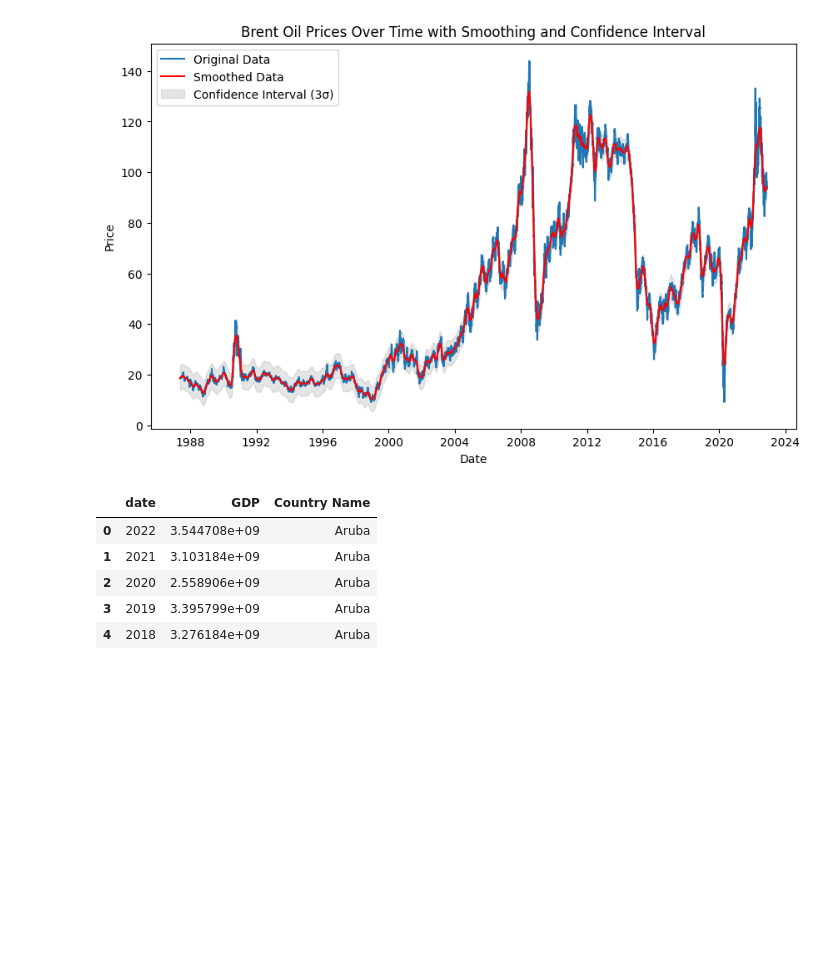
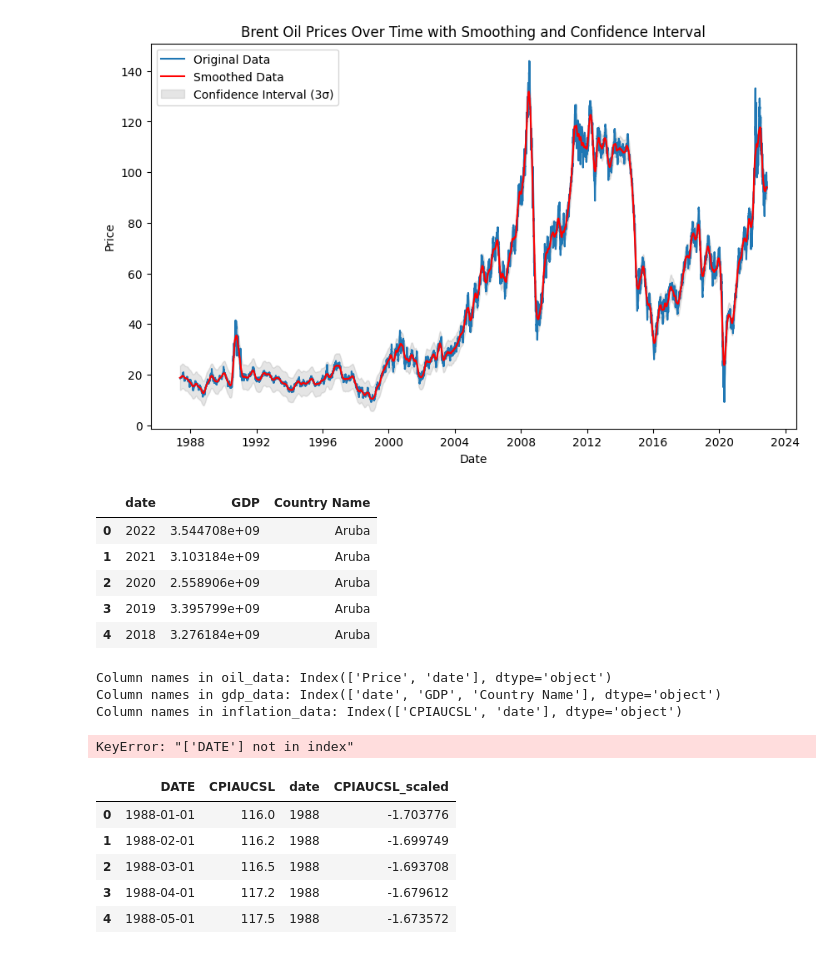
Before and after one commit to Yaadee/Oil_data_analysis, a Jupyter notebook: Notebook/exploratory_analysis.ipynb, the cells around one changed output. Saved outputs shown, nothing was run; the diff lists cells and outputs as text; code cells hidden in the pictures; blank space fills up the shorter version.

Commit message:
effect of inflation and GDP

```diff
--- a/Notebook/exploratory_analysis.ipynb
+++ b/Notebook/exploratory_analysis.ipynb
@@ -74,3 +74,41 @@ df.head()
 | 2 | 2020 | 2.558906e+09 | Aruba |
 | 3 | 2019 | 3.395799e+09 | Aruba |
 | 4 | 2018 | 3.276184e+09 | Aruba |
+# %%
+import pandas as pd
+
+# Read preprocessed data
+oil_data = pd.read_csv("../Inputs/data/processed_data/preprocessed_oil_data.csv")
+gdp_data = pd.read_csv("../Inputs/data/processed_data/preprocessed_gdp_data.csv")
+inflation_data = pd.read_csv("../Inputs/data/processed_data/preprocessed_inflation_data.csv")
+
+# Check column names and data
+print("Column names in oil_data:", oil_data.columns)
+print("Column names in gdp_data:", gdp_data.columns)
+print("Column names in inflation_data:", inflation_data.columns)
+
+# Merge datasets on 'date'
+merged_data = pd.merge(oil_data, gdp_data[['date', 'GDP']], on='date', how='inner')
+merged_data = pd.merge(merged_data, inflation_data[['DATE', 'CPIAUCSL']], on='date', how='inner')
+
+# Calculate correlations
+correlations = merged_data[['Price', 'GDP', 'CPIAUCSL']].corr()
+
+print("Correlation Matrix:")
+print(correlations)
+print("Merged Data Sample:")
+print(merged_data.head(10))
+# %% [output]
+Column names in oil_data: Index(['Price', 'date'], dtype='object')
+Column names in gdp_data: Index(['date', 'GDP', 'Country Name'], dtype='object')
+Column names in inflation_data: Index(['CPIAUCSL', 'date'], dtype='object')
+KeyError: "['DATE'] not in index"
+# %%
+inflation_data.head()
+# %% [output]
+|  | DATE | CPIAUCSL | date | CPIAUCSL_scaled |
+| 0 | 1988-01-01 | 116.0 | 1988 | -1.703776 |
+| 1 | 1988-02-01 | 116.2 | 1988 | -1.699749 |
+| 2 | 1988-03-01 | 116.5 | 1988 | -1.693708 |
+| 3 | 1988-04-01 | 117.2 | 1988 | -1.679612 |
+| 4 | 1988-05-01 | 117.5 | 1988 | -1.673572 |
```
Also changed, not shown: parts of 3 cells of this notebook, 25 other files.
